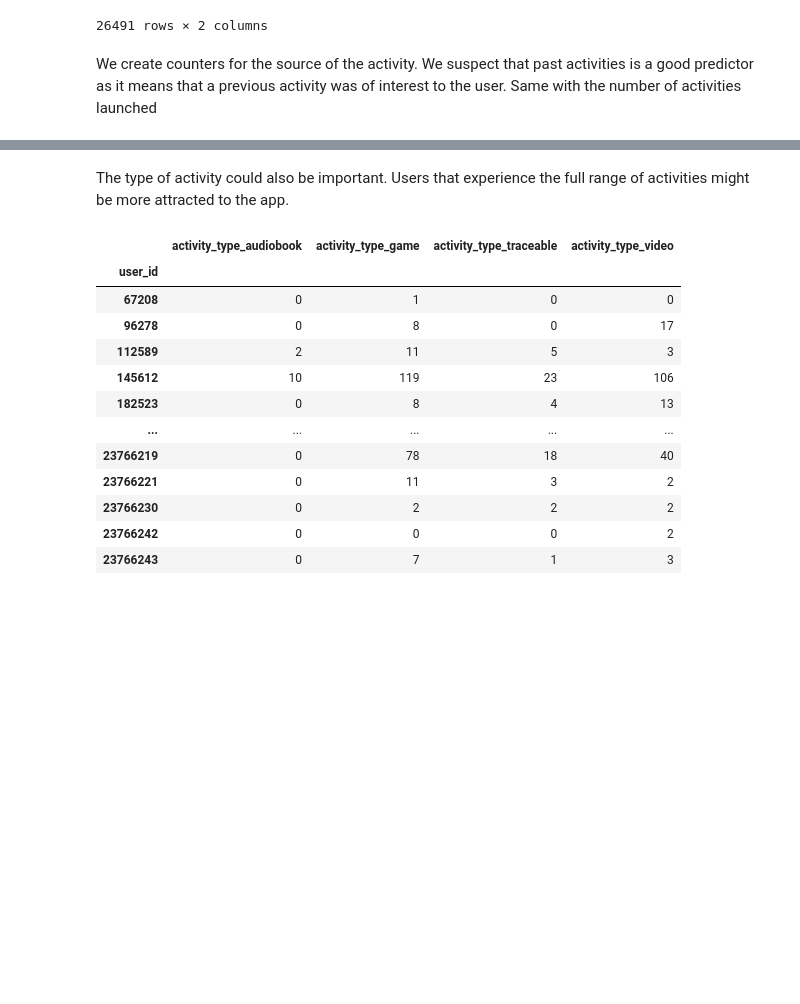
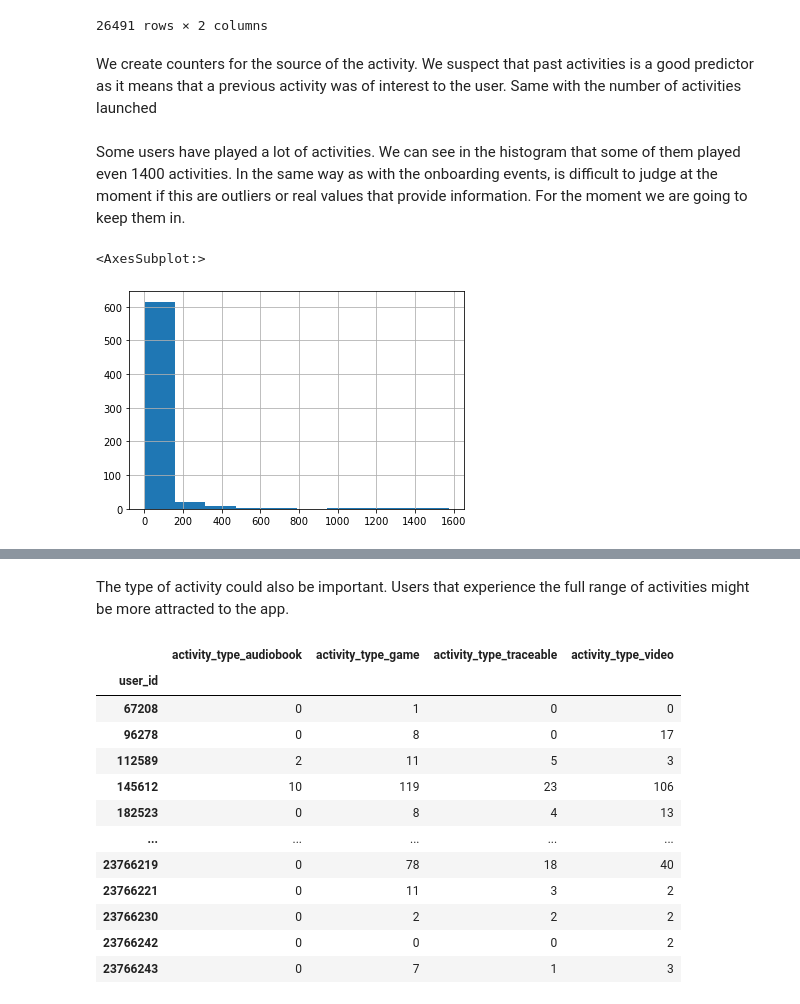
Before and after one commit to Brandonage/customer_trial_lk, a Jupyter notebook: notebook_trial_prediction.ipynb, the cells around one changed output, grey strips where cells are left out. Saved outputs shown, nothing was run; the diff lists cells and outputs as text; code cells hidden in the pictures; blank space fills up the shorter version.

Commit message:
Added some clarifications about the outliers

```diff
--- a/notebook_trial_prediction.ipynb
+++ b/notebook_trial_prediction.ipynb
@@ -656,6 +656,13 @@ unique_fields_activities_df
 26491 rows × 2 columns
 # %% [markdown]
 We create counters for the source of the activity. We suspect that past activities is a good predictor as it means that a previous activity was of interest to the user. Same with the number of activities launched
+# %% [markdown]
+Some users have played a lot of activities. We can see in the histogram that some of them played even 1400 activities. In the same way as with the onboarding events, is difficult to judge at the moment if this are outliers or real values that provide information. For the moment we are going to keep them in.
+# %%
+activities_df.groupby('user_id').count()['event_at'].value_counts().hist()
+# %% [output]
+<AxesSubplot:>
+[figure, added]
 # %%
 source_activity_count_df = column_count_values_and_pivot(activities_df, 'user_id', 'source')
 source_activity_count_df.columns = ['activity_' + col for col in source_activity_count_df.columns]
```
Also changed, not shown: parts of 6 cells of this notebook.
